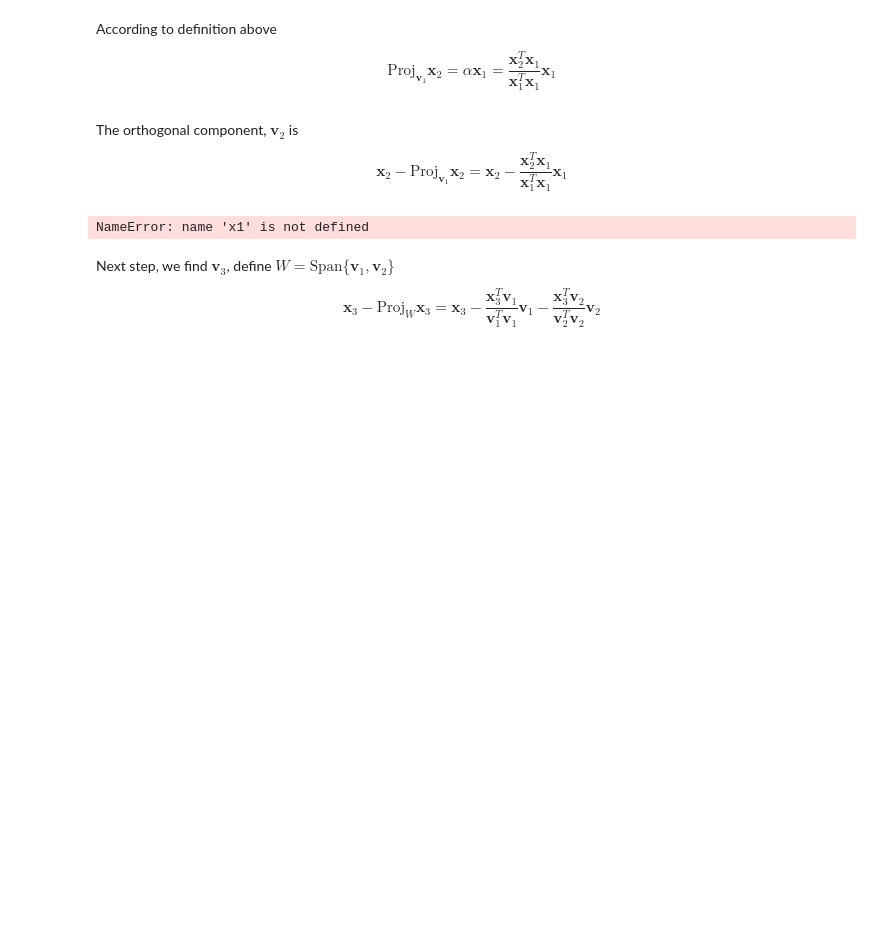
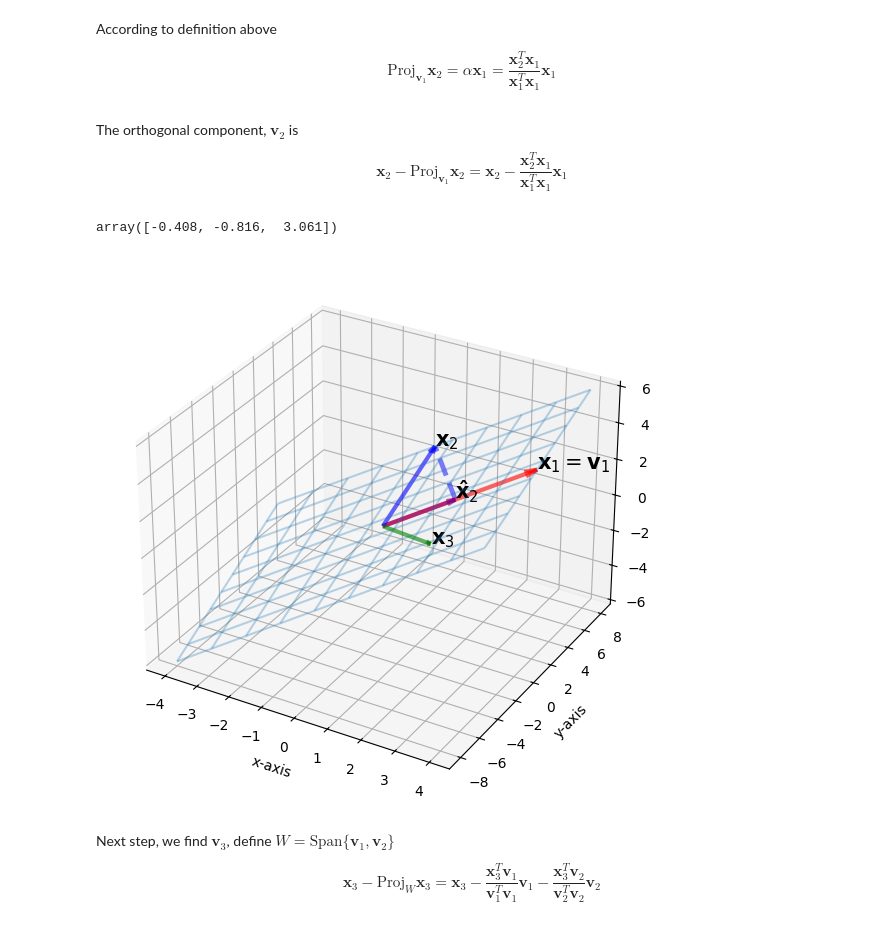
Before and after one commit to weijie-chen/Linear-Algebra-With-Python, a Jupyter notebook: notebooks/Chapter 16 - Gram-Schmidt Process and QR Decomposition.ipynb, the cells around one changed output. Cells and saved outputs as stored; diff of their text form; code cells hidden in the pictures; blank space fills up the shorter version.

```diff
--- a/notebooks/Chapter 16 - Gram-Schmidt Process and QR Decomposition.ipynb
+++ b/notebooks/Chapter 16 - Gram-Schmidt Process and QR Decomposition.ipynb
@@ -92,11 +92,14 @@ $$
 $$
 # %%
 x2 = np.array([1, 2, 4])
+x1 = np.array([3, 6, 2])
 v2 = x2 - (x2@x1)/(x1@x1)*x1;v2
 # %% [output]
-NameError: name 'x1' is not defined
+array([-0.408, -0.816,  3.061])
 # %%
-%matplotlib notebook
+import numpy as np
+import matplotlib.pyplot as plt
+from mpl_toolkits.mplot3d import Axes3D
 
 ######################## Subspace W ##############################
 
@@ -104,71 +107,68 @@ s = np.linspace(-1, 1, 10)
 t = np.linspace(-1, 1, 10)
 S, T = np.meshgrid(s, t)
 
-x1,v1 = np.array([3, 6, 2]),np.array([3, 6, 2])
+x1 = np.array([3, 6, 2])
 x2 = np.array([1, 2, 4])
 x3 = np.array([2, -2, 1])
+v1 = x1
+v2 = x2
 
 X = x1[0] * S + x2[0] * T
 Y = x1[1] * S + x2[1] * T
 Z = x1[2] * S + x2[2] * T
 
-fig = plt.figure(figsize = (7, 7))
+fig = plt.figure(figsize=(7, 7))
 ax = fig.add_subplot(projection='3d')
-ax.plot_wireframe(X, Y, Z, linewidth = 1.5, alpha = .3)
+ax.plot_wireframe(X, Y, Z, linewidth=1.5, alpha=0.3)
 
 ############################# x1, x2, v2, alpha*v1 ##############################
 
 vec = np.array([[0, 0, 0, x1[0], x1[1], x1[2]]])
 X, Y, Z, U, V, W = zip(*vec)
-ax.quiver(X, Y, Z, U, V, W, length=1, normalize=False, color = 'red', alpha = .6,arrow_length_ratio = .08, pivot = 'tail',
-          linestyles = 'solid',linewidths = 3)
+ax.quiver(X, Y, Z, U, V, W, length=1, normalize=False, color='red', alpha=0.6, arrow_length_ratio=0.08, pivot='tail',
+          linestyles='solid', linewidths=3)
 
 vec = np.array([[0, 0, 0, x2[0], x2[1], x2[2]]])
 X, Y, Z, U, V, W = zip(*vec)
-ax.quiver(X, Y, Z, U, V, W, length=1, normalize=False, color = 'blue', alpha = .6,arrow_length_ratio = .08, pivot = 'tail',
-          linestyles = 'solid',linewidths = 3)
+ax.quiver(X, Y, Z, U, V, W, length=1, normalize=False, color='blue', alpha=0.6, arrow_length_ratio=0.08, pivot='tail',
+          linestyles='solid', linewidths=3)
 
 vec = np.array([[0, 0, 0, x3[0], x3[1], x3[2]]])
 X, Y, Z, U, V, W = zip(*vec)
-ax.quiver(X, Y, Z, U, V, W, length=1, normalize=False, color = 'green', alpha = .6,arrow_length_ratio = .08, pivot = 'tail',
-          linestyles = 'solid',linewidths = 3)
+ax.quiver(X, Y, Z, U, V, W, length=1, normalize=False, color='green', alpha=0.6, arrow_length_ratio=0.08, pivot='tail',
+          linestyles='solid', linewidths=3)
 
-vec = np.array([[0, 0, 0, v2[0], v2[1], v2[2]]])
+alpha = (x2 @ x1) / (x1 @ x1)
+
+vec = np.array([[0, 0, 0, alpha * x1[0], alpha * x1[1], alpha * x1[2]]])
 X, Y, Z, U, V, W = zip(*vec)
-ax.quiver(X, Y, Z, U, V, W, length=1, normalize=False, color = 'purple', alpha = .6,arrow_length_ratio = .08, pivot = 'tail',
-          linestyles = 'solid',linewidths = 3)
+ax.quiver(X, Y, Z, U, V, W, length=1, normalize=False, color='purple', alpha=0.6, arrow_length_ratio=0.12, pivot='tail',
+          linestyles='solid', linewidths=3)
 
-alpha = (x2@x1)/(x1@x1)
-
-vec = np.array([[0, 0, 0, alpha*x1[0], alpha*x1[1], alpha*x1[2]]])
-X, Y, Z, U, V, W = zip(*vec)
-ax.quiver(X, Y, Z, U, V, W, length=1, normalize=False, color = 'blue', alpha = .6,arrow_length_ratio = .12, pivot = 'tail',
-          linestyles = 'solid',linewidths = 3)
-
-
-ax.text(x1[0], x1[1], x1[2], '$\mathbf{x}_1 = \mathbf{v}_1 $', size = 15)
-ax.text(x2[0], x2[1], x2[2], '$\mathbf{x}_2$', size = 15)
-ax.text(x3[0], x3[1], x3[2], '$\mathbf{x}_3$', size = 15)
-ax.text(v2[0], v2[1], v2[2], '$\mathbf{v}_2$', size = 15)
-
-ax.text(x=alpha*x1[0], y=alpha*x1[1], z=alpha*x1[2], s = r'$\mathbf{\hat{x}}_2$', size = 15)
+ax.text(x1[0], x1[1], x1[2], r'$\mathbf{x}_1 = \mathbf{v}_1 $', size=15)
+ax.text(x2[0], x2[1], x2[2], r'$\mathbf{x}_2$', size=15)
+ax.text(x3[0], x3[1], x3[2], r'$\mathbf{x}_3$', size=15)
+ax.text(alpha * x1[0], alpha * x1[1], alpha * x1[2], r'$\mathbf{\hat{x}}_2$', size=15)
 
 ax.set_xlabel('x-axis')
 ax.set_ylabel('y-axis')
 ax.set_zlabel('z-axis')
 
 ################################# Dashed Line ##################################
 
-point1 = [alpha*x1[0], alpha*x1[1], alpha*x1[2]]
+point1 = [alpha * x1[0], alpha * x1[1], alpha * x1[2]]
 point2 = [x2[0], x2[1], x2[2]]
 line1 = np.array([point1, point2])
-ax.plot(line1[:,0], line1[:,1], line1[:, 2], c = 'b', lw = 3.5,alpha =0.5, ls = '--')
+ax.plot(line1[:, 0], line1[:, 1], line1[:, 2], c='b', lw=3.5, alpha=0.5, ls='--')
 
-point1 = [v2[0], v2[1], v2[2]]
-point2 = [x2[0], x2[1], x2[2]]
-line1 = np.array([point1, point2])
-ax.plot(line1[:,0], line1[:,1], line1[:, 2], c = 'b', lw = 3.5,alpha =0.5, ls = '--')
+point1 = [x2[0], x2[1], x2[2]]
+point2 = [v2[0], v2[1], v2[2]]
+line2 = np.array([point1, point2])
+ax.plot(line2[:, 0], line2[:, 1], line2[:, 2], c='b', lw=3.5, alpha=0.5, ls='--')
+
 plt.show()
+# %% [output]
+[figure, added]
 # %% [markdown]
 Next step, we find $\mathbf{v}_3$, define $W = \text{Span}\{\mathbf{v}_1, \mathbf{v}_2\}$
 
```
Also changed, not shown: parts of 32 cells of this notebook, 10 other files.
